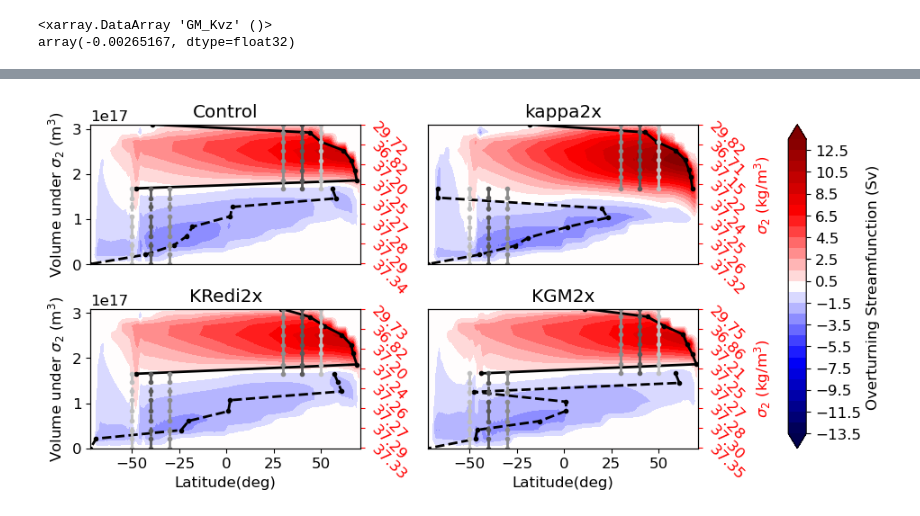
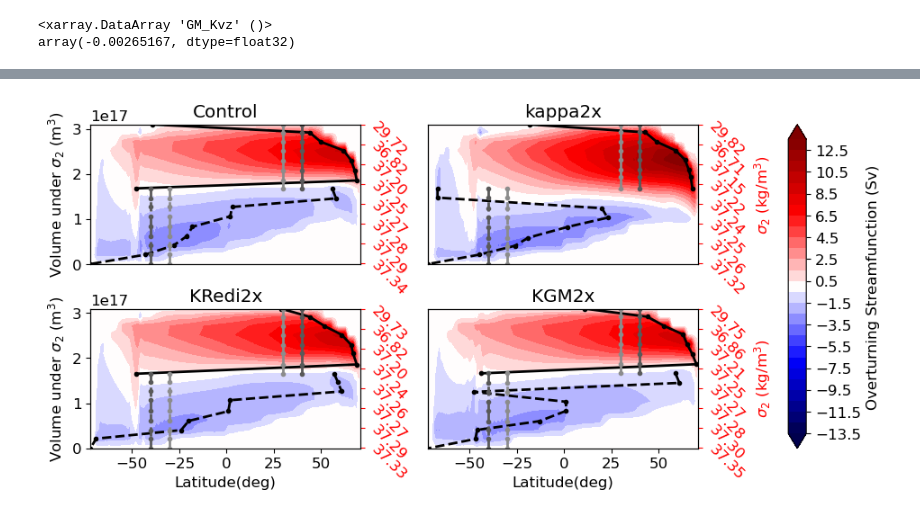
Before and after one commit to anthony-meza/test_age_framework, a Jupyter notebook: single_basin_production_figures.ipynb, the cells around one changed output, grey strips where cells are left out. Drawn from its saved outputs; the diff is of its cells as text; code cells hidden in the pictures.

```diff
--- a/single_basin_production_figures.ipynb
+++ b/single_basin_production_figures.ipynb
@@ -595,7 +646,7 @@ def plot_rhocontours(self,layers1_bounds_streamfunc=layers1_bounds_streamfunc):
     '''
     plotting rho contours for myRun class
     '''
-    CS=(self.rho3D-1000).mean('XC').plot.contour(levels=layers1_bounds[::2],linewidths=1.5, colors='k')
+    CS=(self.rho3D-1000).mean('XC').plot.contour(levels=layers1_bounds_streamfunc[::2],linewidths=1.5, colors='k')
     plt.clabel(CS, inline=True, fontsize=10)
 myRun.plot_rhocontours=plot_rhocontours
 #Plot streamfunction and density layers
@@ -1110,8 +1307,8 @@ def plot_invert_kdia(self,xaxison=True,yaxison=True,legendon=False,xrightlabel=T
     Plot inverted diapycnal diffusivity
     '''
     #plt.plot(self.kdia_infer,self.sumVol_rho,'bo',label=r'$\frac{F_{dia}+F_{conv}}{\Gamma_z}$')
-    plt.plot(self.kdia_infer_diaonly,self.sumVol_rho,'ro',label=r'$\frac{\Sigma F_{dia}}{\Sigma \Gamma_z \cdot A}$')
-    plt.plot(self.kdia_infer_plusRedi,self.sumVol_rho,'bo',label=r'$\frac{F_{dia}+F_{conv}+F_{Redi}}{\Gamma_z}$')
+    plt.plot(self.kdia_infer_diaonly,self.sumVol_rho,'ro',label=r'$\frac{\Sigma F_{dia}}{\Sigma (\Gamma_z \cdot A)}$')
+    plt.plot(self.kdia_infer_plusRedi,self.sumVol_rho,'bo',label=r'$\frac{\Sigma F_{dia\_inv}}{\Sigma (\Gamma_z\cdot A)}$')
 
     plt.plot(self.kdia_ref,self.sumVol_rho,'k',linewidth=2,label='$\kappa_{ref}$')
     plt.ticklabel_format(axis='x', style='sci',scilimits=(0,0))
@@ -1122,7 +1319,7 @@ def plot_invert_kdia(self,xaxison=True,yaxison=True,legendon=False,xrightlabel=T
     #ax1.autoscale(enable=True, axis='both')
     #ax1.set_xlim(0,2)
     if xaxison:
-        ax1.set_xlabel(r"Diapycnal Diffusivity (m$^2$/s)")
+        ax1.set_xlabel(r"Diffusivity (m$^2$/s)")
     else:
         pass
         #ax1.set_xticks([])
@@ -1131,7 +1328,7 @@ def plot_invert_kdia(self,xaxison=True,yaxison=True,legendon=False,xrightlabel=T
     else:
         ax1.set_yticks([])
     if legendon:
-        ax1.legend(frameon=False)
+        ax1.legend(frameon=True)
     #ax1.set_xlim(0,1.5e-4)
     ax2.set_ylim(ax1.get_ylim())
     ax2.yaxis.label.set_color('red')
@@ -1158,7 +1355,7 @@ RunGM2x.invert_kdia()
 fig=plt.figure(figsize=myfigsize)
 plt.tight_layout()
 plt.subplot(2,2,1)
-ax1,ax2=Runctr.plot_invert_kdia(xaxison=False,legendon=True,xrightlabel=False)
+ax1,ax2=Runctr.plot_invert_kdia(xaxison=False,xrightlabel=False)
 plt.title('Control')
 plt.subplot(2,2,2)
 ax1,ax2=Runkappa2x.plot_invert_kdia(xaxison=False,yaxison=False)
@@ -1169,8 +1366,9 @@ plt.subplot(2,2,3)
 RunRedi2x.plot_invert_kdia(xrightlabel=False)
 plt.title('KRedi2x')
 plt.subplot(2,2,4)
-RunGM2x.plot_invert_kdia(yaxison=False)
+RunGM2x.plot_invert_kdia(yaxison=False,legendon=True)
 #plt.gca().set_yticks([])
 plt.title('KGM2x')
 fig.subplots_adjust(hspace=0.32, wspace=0.3,right=0.8)
+fig.savefig(Path(savedir+'Invert_Diffusivity_fullrange.pdf'), bbox_inches='tight')
 # %% [output]
@@ -1451,7 +1674,14 @@ RunGM2x.PsiY_layers_opt_zonalsum
 RunGM2x.maxidslat40.load()
 RunGM2x.smoothedStreamfunc[RunGM2x.maxidslat40].load()
 # %%
+
+
 def plot_streamfunc_isopycnal(self,xaxison=True,yaxison=True,legendon=False,xrightlabel=True):
+    dPsiY_layers_opt= layers_apply((self.fVoly)/self.ds.drF ,(self.rhoatV_nonan-1000), np.array(self.layers1_bounds), self.ds.drF, self.ds.drC, 10, 'Z', 'mylayer_1RHO_bounds')
+    dPsiY_layers_opt_zonalsum=(dPsiY_layers_opt).sum('XC')
+    PsiY_layers_opt_zonalsum=-dPsiY_layers_opt_zonalsum[:,::-1].cumsum('mylayer_1RHO_bounds')[:,::-1]
+    self.PsiY_layers_opt_zonalsum=-dPsiY_layers_opt_zonalsum[:,::-1].cumsum('mylayer_1RHO_bounds')[:,::-1]
+
     volbelow=self.sumVol_rho
     smoothedStreamfunc=self.PsiY_layers_opt_zonalsum.rolling(YG=1).mean()
     self.smoothedStreamfunc=smoothedStreamfunc
@@ -1475,13 +1705,17 @@ def plot_streamfunc_isopycnal(self,xaxison=True,yaxison=True,legendon=False,xrig
     plt.plot(maxlats[slice_up],volbelow[slice_up],'.-k',linewidth=2)
     print(slice_down)
     plt.plot(minlats[slice_down],volbelow[slice_down],'.--k',linewidth=2)
+    self.slice_up_full=slice_up
+    self.slice_down_full=slice_down
+    self.maxlats=maxlats
+    self.minlats=minlats
 
     latidxr=xr.ones_like(smoothedStreamfunc)
     latidxr=latidxr.cumsum('YG')-1
     maxidslat40=(latidxr.sel(YG=40)).astype(int)
     minidslat40=(latidxr.sel(YG=-40)).astype(int)
-    maxlats=dsGM2x.YG[maxidslat40]
-    minlats=dsGM2x.YG[minidslat40]
+    maxlats=self.ds.YG[maxidslat40]
+    minlats=self.ds.YG[minidslat40]
     self.maxidslat40=maxidslat40
     self.minidslat40=minidslat40
     self.streamflux_upper_lat40=smoothedStreamfunc[maxidslat40.load()]/1e6
@@ -1498,11 +1732,13 @@ def plot_streamfunc_isopycnal(self,xaxison=True,yaxison=True,legendon=False,xrig
     self.minidslat30=minidslat40
     self.streamflux_upper_lat30=smoothedStreamfunc[maxidslat40.load()]/1e6
     self.streamflux_lower_lat30=smoothedStreamfunc[minidslat40.load()]/1e6
+    self.maxlats30=dsGM2x.YG[maxidslat40]
+    self.minlats30=dsGM2x.YG[minidslat40]
 
     #print("maxidslat40",maxidslat40.load())
     plt.plot(maxlats[slice_up],volbelow[slice_up],'.-',c='0.55',linewidth=2)
     plt.plot(minlats[slice_down],volbelow[slice_down],'.--',c='0.55',linewidth=2)
-
+    '''
     ygnow=50
     maxidslat40=(latidxr.sel(YG=ygnow)).astype(int)
     minidslat40=(latidxr.sel(YG=-ygnow)).astype(int)
@@ -1516,6 +1752,7 @@ def plot_streamfunc_isopycnal(self,xaxison=True,yaxison=True,legendon=False,xrig
     #print("maxidslat40",maxidslat40.load())
     plt.plot(maxlats[slice_up],volbelow[slice_up],'.-',c='0.75',linewidth=2)
     plt.plot(minlats[slice_down],volbelow[slice_down],'.--',c='0.75',linewidth=2)
+    '''
 
     #self.latidxr=latidxr
     #se
@@ -1574,6 +1811,7 @@ plt.subplots_adjust(right=0.8)
 cbar_ax = fig.add_axes([0.9, 0.2, 0.02, 0.6])
 cbar=plt.colorbar(im,cax=cbar_ax,label='Overturning Streamfunction (Sv)')
 cbar.set_ticks(np.arange(-13.5,13.51,2))
+fig.savefig(Path(savedir+'Invert_streamfunction_boundary.pdf'), bbox_inches='tight')
 # %% [output]
 Warning: theta_in may not be monotonically ascending/descending
 Warning: theta_in may not be monotonically ascending/descending
@@ -1595 +1840 @@ slice(7, 16, None)
-[figure, old version]
+[figure, new version]
```
Also changed, not shown: parts of 32 cells of this notebook.
